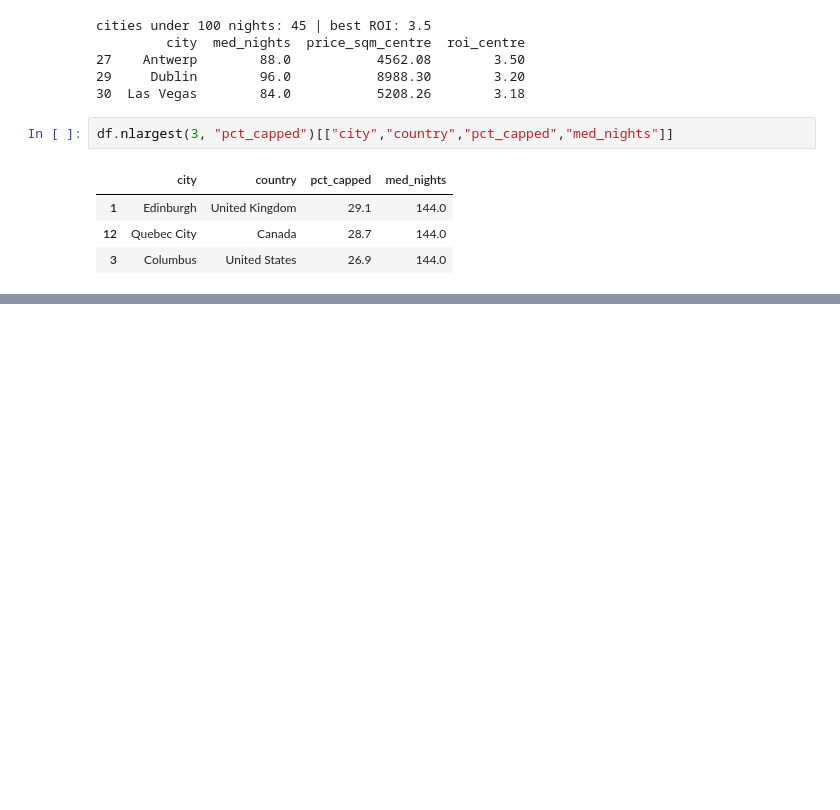
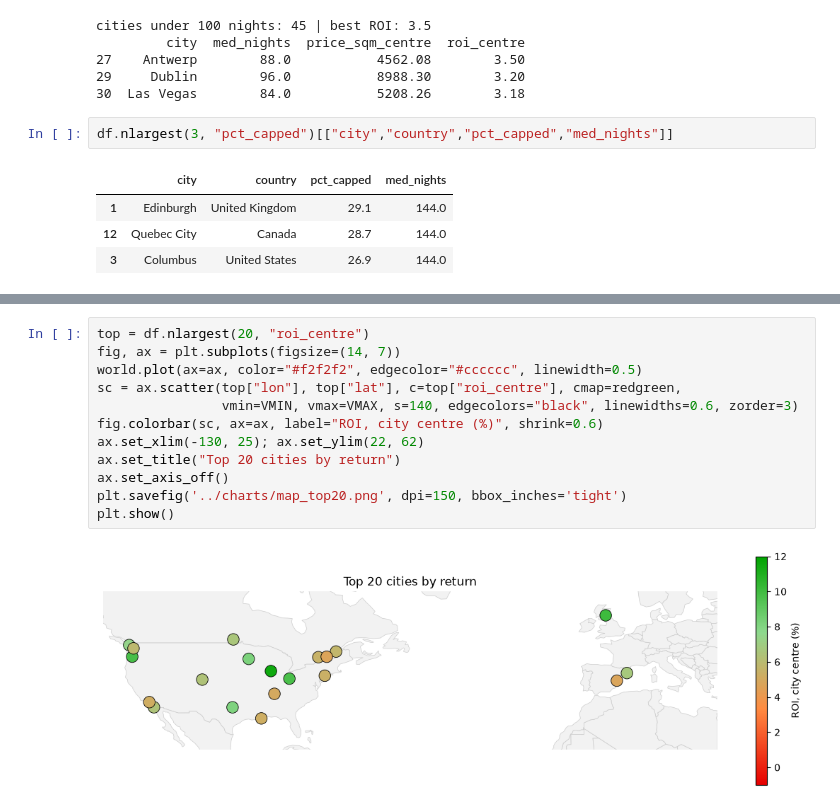
Before and after one commit to ramsesbenzari/airbnb-roi-analysis, a Jupyter notebook: notebooks/03_charts.ipynb, the cells around one changed output, grey strips where cells are left out. Drawn from its saved outputs; the diff is of its cells as text; blank space fills up the shorter version.

```diff
--- a/notebooks/03_charts.ipynb
+++ b/notebooks/03_charts.ipynb
@@ -328,0 +356,14 @@ price_sqm_centre ↔ price_utilities: raw 0.385  log 0.442
+# %%
+top = df.nlargest(20, "roi_centre")
+fig, ax = plt.subplots(figsize=(14, 7))
+world.plot(ax=ax, color="#f2f2f2", edgecolor="#cccccc", linewidth=0.5)
+sc = ax.scatter(top["lon"], top["lat"], c=top["roi_centre"], cmap=redgreen,
+                vmin=VMIN, vmax=VMAX, s=140, edgecolors="black", linewidths=0.6, zorder=3)
+fig.colorbar(sc, ax=ax, label="ROI, city centre (%)", shrink=0.6)
+ax.set_xlim(-130, 25); ax.set_ylim(22, 62)
+ax.set_title("Top 20 cities by return")
+ax.set_axis_off()
+plt.savefig('../charts/map_top20.png', dpi=150, bbox_inches='tight')
+plt.show()
+# %% [output]
+[figure, added]
```
Also changed, not shown: parts of 6 cells of this notebook, 6 other files.
